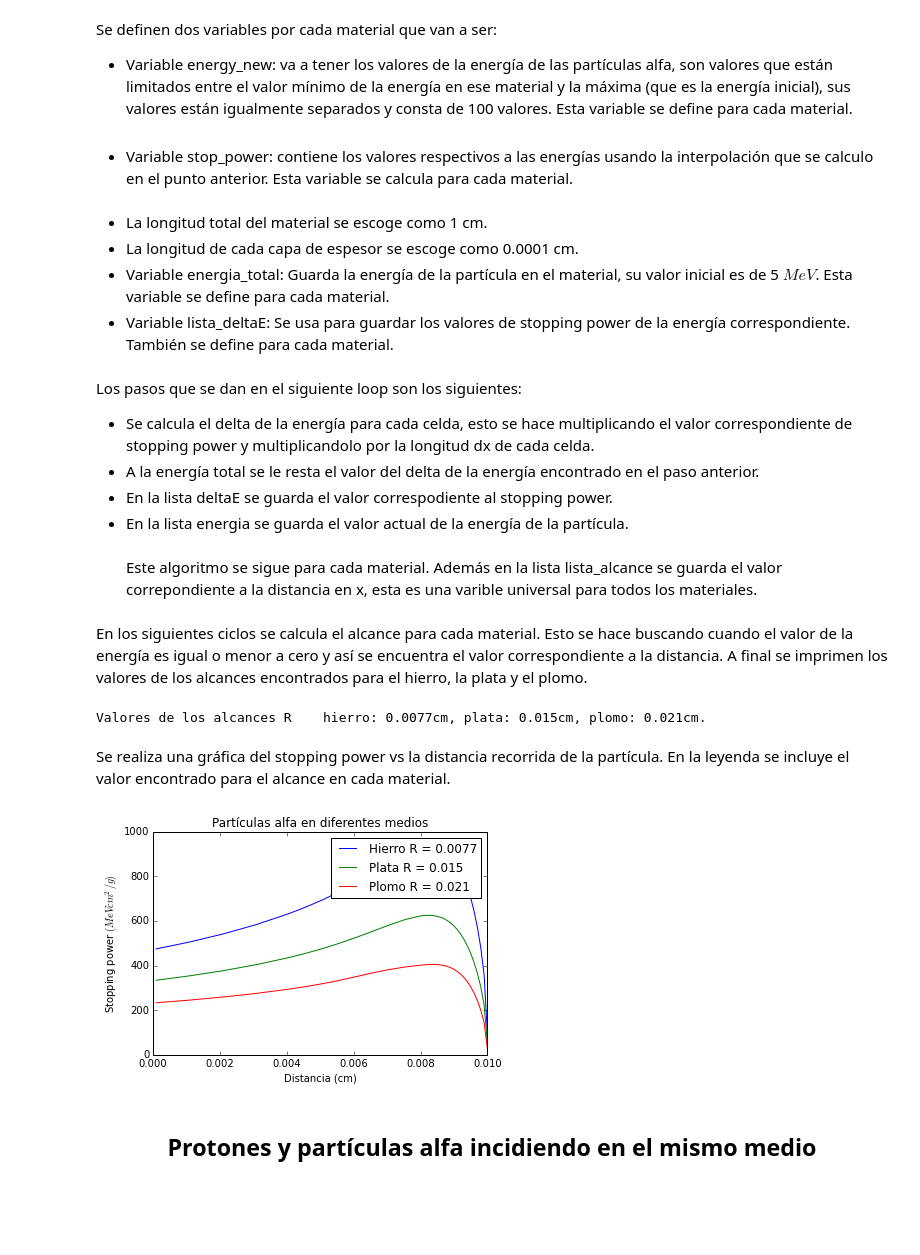
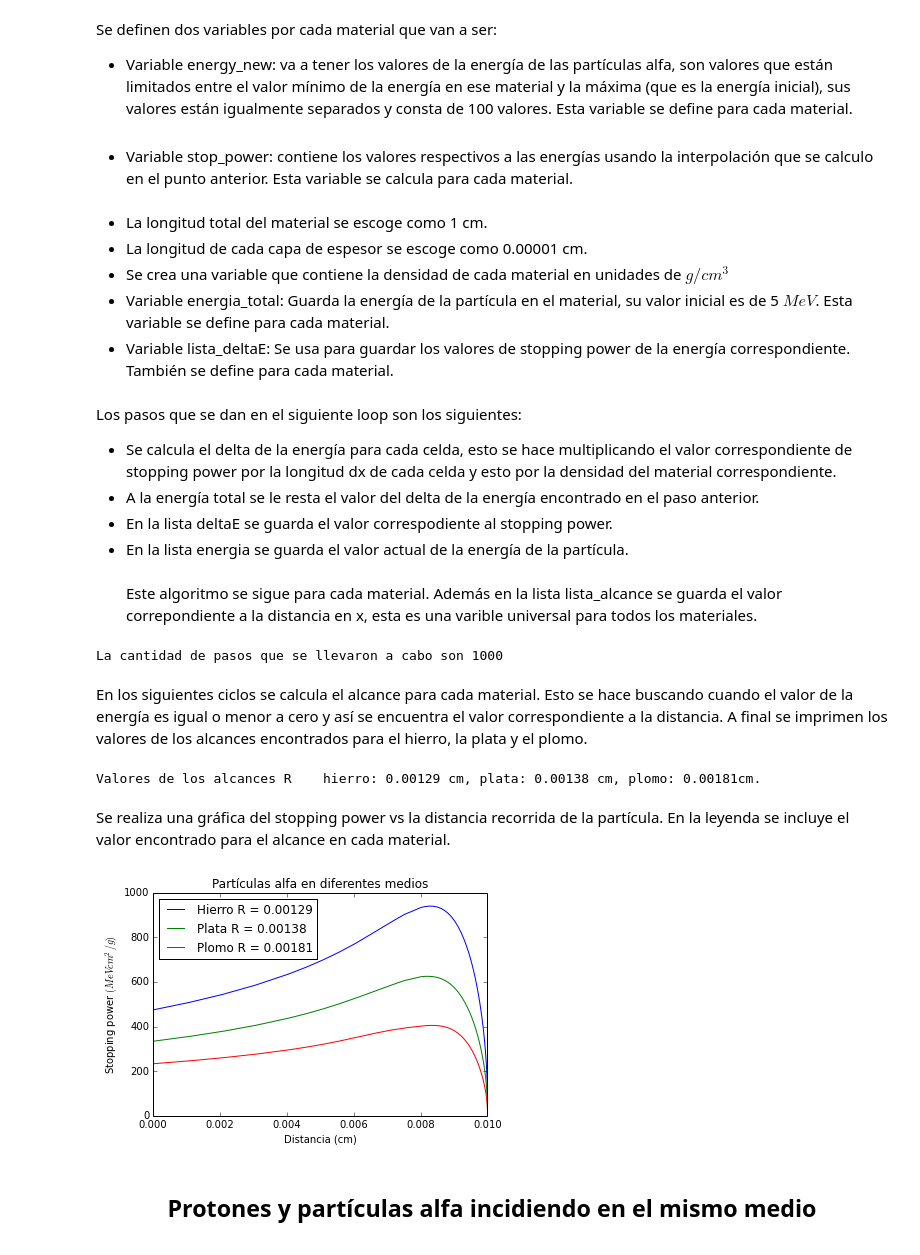
Before and after one commit to JimenaGonzalez/Detectores_particulas, a Jupyter notebook: Tarea1/Tarea.ipynb, the cells around one changed output. Cells and saved outputs as stored; diff of their text form; code cells hidden in the pictures; blank space fills up the shorter version.

```diff
--- a/Tarea1/Tarea.ipynb
+++ b/Tarea1/Tarea.ipynb
@@ -42,7 +42,7 @@ Se definen dos variables por cada material que van a ser:
 + Variable stop_power: contiene los valores respectivos a las energías usando la interpolación que se calculo en el punto anterior. Esta variable se calcula para cada material.
 # %%
 max_energia = 5
-num = 100
+num = 1000
 energy_new_ahierro = np.linspace(min(datos_alfa_hierro[:,0]), max_energia, num, endpoint=True)
 energy_new_aplata = np.linspace(min(datos_alfa_plata[:,0]), max_energia, num, endpoint=True)
 energy_new_aplomo = np.linspace(min(datos_alfa_plomo[:,0]), max_energia, num, endpoint=True)
@@ -51,14 +51,18 @@ stop_power_aplata = afuncion_plata(energy_new_aplata)
 stop_power_aplomo = afuncion_plomo(energy_new_aplomo)
 # %% [markdown]
 + La longitud total del material se escoge como 1 cm.
-+ La longitud de cada capa de espesor se escoge como 0.0001 cm.
++ La longitud de cada capa de espesor se escoge como 0.00001 cm.
++ Se crea una variable que contiene la densidad de cada material en unidades de $g/cm^3$
 + Variable energia_total: Guarda la energía de la partícula en el material, su valor inicial es de 5 $MeV$. Esta variable se define para cada material.
 + Variable lista_deltaE: Se usa para guardar los valores de stopping power de la energía correspondiente. También se define para cada material.
 # %%
 longitud = 1
-delta_x = longitud/10000.
+delta_x = longitud/100000.
 alcance = 0
 lista_alcance = []
+densidad_hierro = 7.874
+densidad_plata = 10.5
+densidad_plomo = 11.35
 energia_total_ahierro = 5
 energia_total_aplata = 5
 energia_total_aplomo = 5
@@ -70,16 +74,17 @@ lista_energia_aplata = []
 lista_energia_aplomo = []
 # %% [markdown]
 Los pasos que se dan en el siguiente loop son los siguientes:
-+ Se calcula el delta de la energía para cada celda, esto se hace multiplicando el valor correspondiente de stopping power y multiplicandolo por la longitud dx de cada celda.
++ Se calcula el delta de la energía para cada celda, esto se hace multiplicando el valor correspondiente de stopping power por la longitud dx de cada celda y esto por la densidad del material correspondiente.
 + A la energía total se le resta el valor del delta de la energía encontrado en el paso anterior.
 + En la lista deltaE se guarda el valor correspodiente al stopping power.
 + En la lista energia se guarda el valor actual de la energía de la partícula.<br><br>
 Este algoritmo se sigue para cada material. Además en la lista lista_alcance se guarda el valor correpondiente a la distancia en x, esta es una varible universal para todos los materiales.
 # %%
+pasos = 0
 for i in range(num):
-    delta_E_ahierro = stop_power_ahierro[-i-1]*delta_x
-    delta_E_aplata = stop_power_aplata[-i-1]*delta_x
-    delta_E_aplomo = stop_power_aplomo[-i-1]*delta_x
+    delta_E_ahierro = stop_power_ahierro[-i-1]*delta_x*densidad_hierro
+    delta_E_aplata = stop_power_aplata[-i-1]*delta_x*densidad_plata
+    delta_E_aplomo = stop_power_aplomo[-i-1]*delta_x*densidad_plomo
     energia_total_ahierro -= delta_E_ahierro
     energia_total_aplata -= delta_E_aplata
     energia_total_aplomo -= delta_E_aplomo
@@ -91,6 +96,10 @@ for i in range(num):
     lista_energia_aplomo.append(energia_total_aplomo)
     alcance += delta_x
     lista_alcance.append(alcance)
+    pasos += 1
+print "La cantidad de pasos que se llevaron a cabo son " + str(pasos)
+# %% [output]
+La cantidad de pasos que se llevaron a cabo son 1000
 # %% [markdown]
 En los siguientes ciclos se calcula el alcance para cada material. Esto se hace buscando cuando
 el valor de la energía es igual o menor a cero y así se encuentra el valor correspondiente a la distancia. A final se imprimen los valores de los alcances encontrados para el hierro, la plata y el plomo.
@@ -110,21 +119,21 @@ for i in range(len(lista_energia_aplomo)):
         alcance_aplomo = lista_alcance[i]
         break
 
-print "Valores de los alcances R    hierro: " + str(alcance_ahierro) + "cm, plata: " + str(alcance_aplata) + "cm, plomo: " + str(alcance_aplomo) + "cm."
+print "Valores de los alcances R    hierro: " + str(alcance_ahierro) + " cm, plata: " + str(alcance_aplata) + " cm, plomo: " + str(alcance_aplomo) + "cm."
 # %% [output]
-Valores de los alcances R    hierro: 0.0077cm, plata: 0.015cm, plomo: 0.021cm.
+Valores de los alcances R    hierro: 0.00129 cm, plata: 0.00138 cm, plomo: 0.00181cm.
 # %% [markdown]
 Se realiza una gráfica del stopping power vs la distancia recorrida de la partícula. En la leyenda
 se incluye el valor encontrado para el alcance en cada material.
 # %%
 plt.plot(lista_alcance, lista_deltaE_ahierro, lista_alcance, lista_deltaE_aplata, lista_alcance, lista_deltaE_aplomo)
 plt.title(u"Partículas alfa en diferentes medios")
 plt.ylabel(r"Stopping power $(MeV cm^{2}/g)$")
 plt.xlabel(u"Distancia " + r"(cm)")
-plt.legend(['Hierro R = ' + str(alcance_ahierro) , 'Plata R = ' + str(alcance_aplata), 'Plomo R = ' + str(alcance_aplomo)])
+plt.legend(['Hierro R = ' + str(alcance_ahierro) , 'Plata R = ' + str(alcance_aplata), 'Plomo R = ' + str(alcance_aplomo)], loc = 'best')
 plt.show()
 # %% [output]
-[figure, old version]
+[figure, new version]
 # %% [markdown]
 <center> <h2>Protones y partículas alfa incidiendo en el mismo medio</h2> </center>
 # %% [markdown]
```
Also changed, not shown: parts of 5 cells of this notebook, 4 other files.
